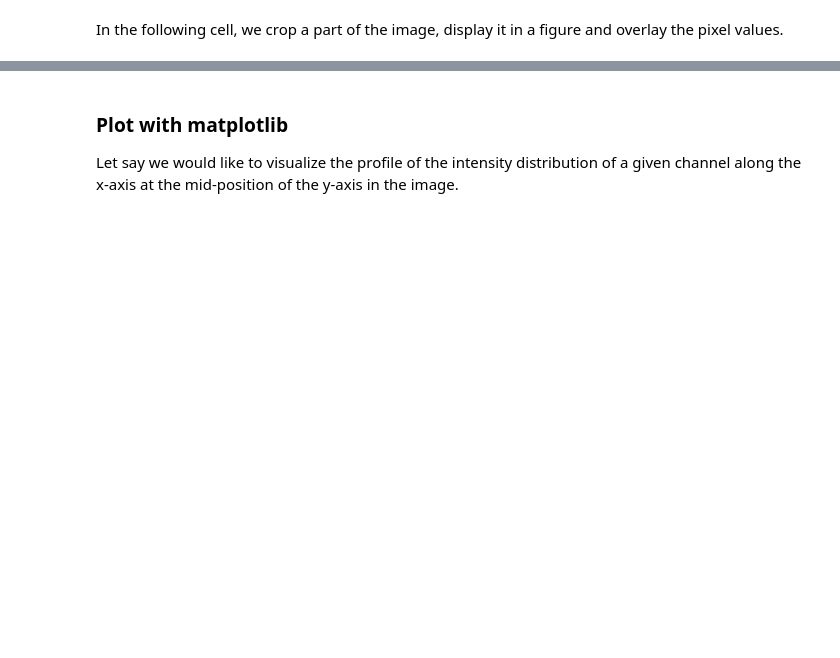
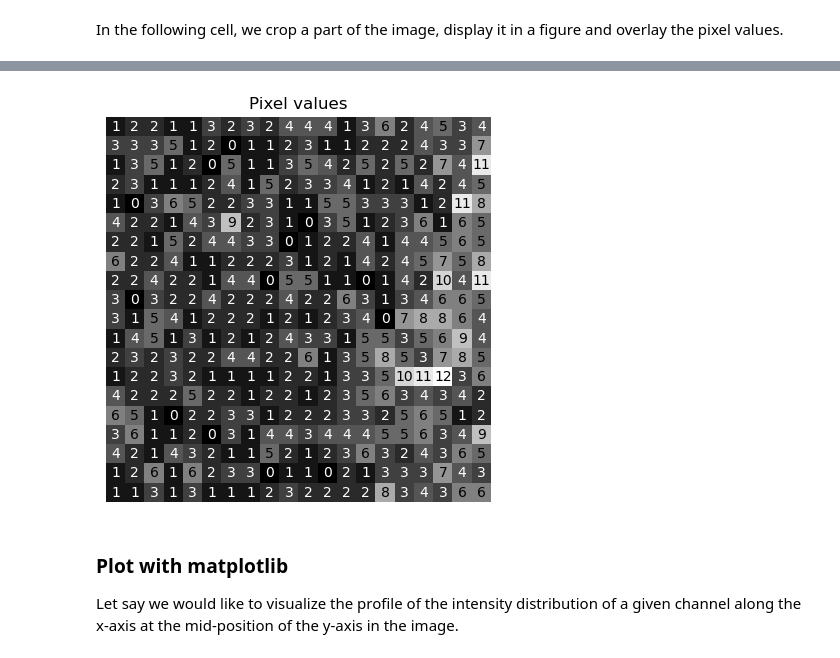
Before and after one commit to MRC-LMB-Light-Microscopy-Facility/introduction-to-python-bioimage-analysis, a Jupyter notebook: nbs/1_image_visualization.ipynb, the cells around one changed output, grey strips where cells are left out. Saved outputs shown, nothing was run; the diff lists cells and outputs as text; code cells hidden in the pictures; blank space fills up the shorter version.

```diff
--- a/nbs/1_image_visualization.ipynb
+++ b/nbs/1_image_visualization.ipynb
@@ -166,3 +186,31 @@ Modify the previous cell to
+# %%
+# Crop and take every fifth pixel
+crop = data.isel(
+    T=0,
+    C=2,
+    Z=0,
+    Y=slice(850, 950, 5),
+    X=slice(900, 1000, 5),
+)
+
+fig, ax = plt.subplots(figsize=(5, 5))
+ax.imshow(crop, cmap="gray")
+
+values = crop.values
+
+for i in range(values.shape[0]):
+    for j in range(values.shape[1]):
+        c = "white" if values[i, j] < 5 else "black"
+        ax.text(
+            j, i, str(int(values[i, j])),
+            color=c, ha="center", va="center", size=10,
+        )
+
+ax.axis("off")
+ax.set_title("Pixel values")
+plt.show()
+# %% [output]
+[figure, added]
 # %% [markdown]
 ### Plot with matplotlib
 
```
Also changed, not shown: parts of 45 cells of this notebook.
